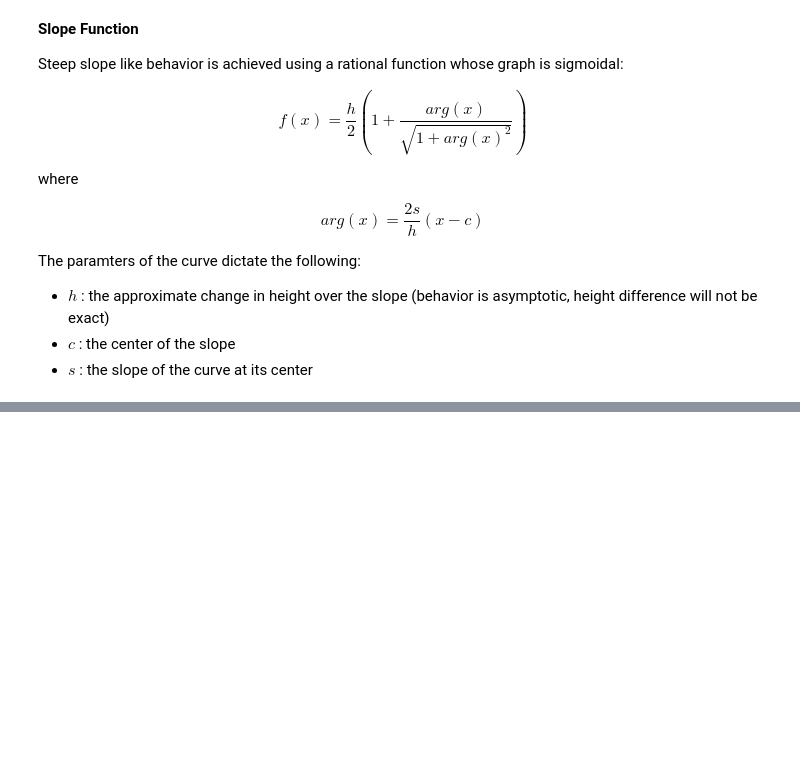
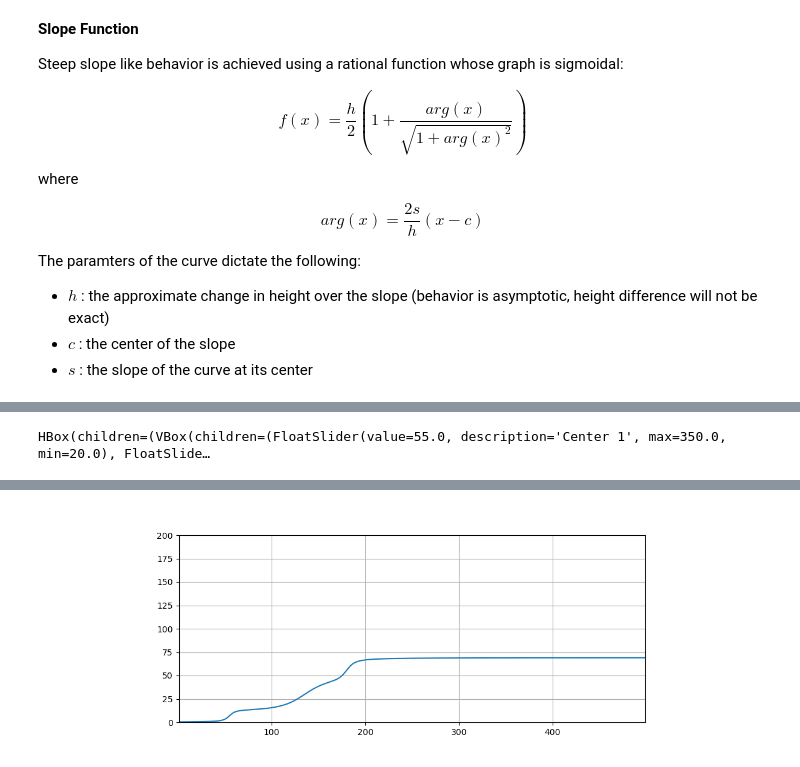
Before and after one commit to iditmer/manifold-terrain, a Jupyter notebook: examples/rational_slopes.ipynb, the cells around one changed output, grey strips where cells are left out. Drawn from its saved outputs; the diff is of its cells as text; code cells hidden in the pictures; blank space fills up the shorter version.

```diff
--- a/examples/rational_slopes.ipynb
+++ b/examples/rational_slopes.ipynb
@@ -41,0 +44,36 @@ interactive(children=(FloatSlider(value=100.0, description='c', max=175.0, min=2
+# %%
+xs = np.linspace(0, 500, 400)
+fs = sum_of_rational_slopes([55.0, 135.0, 180.0], [12.0, 35.0, 22.0], [0.9, 0.65, 1.2])
+
+fig, ax = plt.subplots(figsize=(12, 4))
+line, = ax.plot(xs, fs(x))
+ax.set_aspect('equal')
+ax.set_xlim(1,499)
+ax.set_ylim(0, 200)
+ax.grid(True)
+
+c1 = widgets.FloatSlider(description="Center 1", min=20.0, max=350.0,value=55.0)
+h1 = widgets.FloatSlider(description="Height 1", min=2.0, max=60.0, value=12.0)
+s1 = widgets.FloatSlider(description="Slope 1", min=0.1, max=3.5, value=0.9)
+
+c2 = widgets.FloatSlider(description="Center 2", min=20.0, max=350.0, value=135.0)
+h2 = widgets.FloatSlider(description="Height 2", min=2.0, max=60.0, value=35.0)
+s2 = widgets.FloatSlider(description="Slope 2", min=0.1, max=3.5, value=0.65)
+
+c3 = widgets.FloatSlider(description="Center 3", min=20.0, max=350.0, value=180.0)
+h3 = widgets.FloatSlider(description="Height 3", min=2.0, max=60.0, value=22.0)
+s3 = widgets.FloatSlider(description="Slope 3", min=0.1, max=3.5, value=1.2)
+
+ui = widgets.HBox([widgets.VBox([c1, h1, s1]), widgets.VBox([c2, h2, s2]), widgets.VBox([c3, h3, s3])])
+
+def update_sum_plot(c1=55.0, h1=12.0, s1=0.9, c2=135.0, h2=35.0, s2=0.65, c3=180.0, h3=22.0, s3=1.2):
+    fs = sum_of_rational_slopes([c1,c2,c3],[h1,h2,h3],[s1,s2,s3])
+    line.set_ydata(fs(xs))
+    ax.relim()
+    ax.autoscale_view()
+    fig.canvas.draw_idle()
+
+out = widgets.interactive_output(update_sum_plot, {'c1': c1, 'h1': h1, 's1': s1, 'c2': c2, 'h2': h2, 's2': s2, 'c3': c3, 'h3': h3, 's3': s3})
+display(ui, out)
+# %% [output]
+HBox(children=(VBox(children=(FloatSlider(value=55.0, description='Center 1', max=350.0, min=20.0), FloatSlide…
@@ -41,0 +81 @@ interactive(children=(FloatSlider(value=100.0, description='c', max=175.0, min=2
+[figure, added]
```
Also changed, not shown: parts of 3 cells of this notebook.
